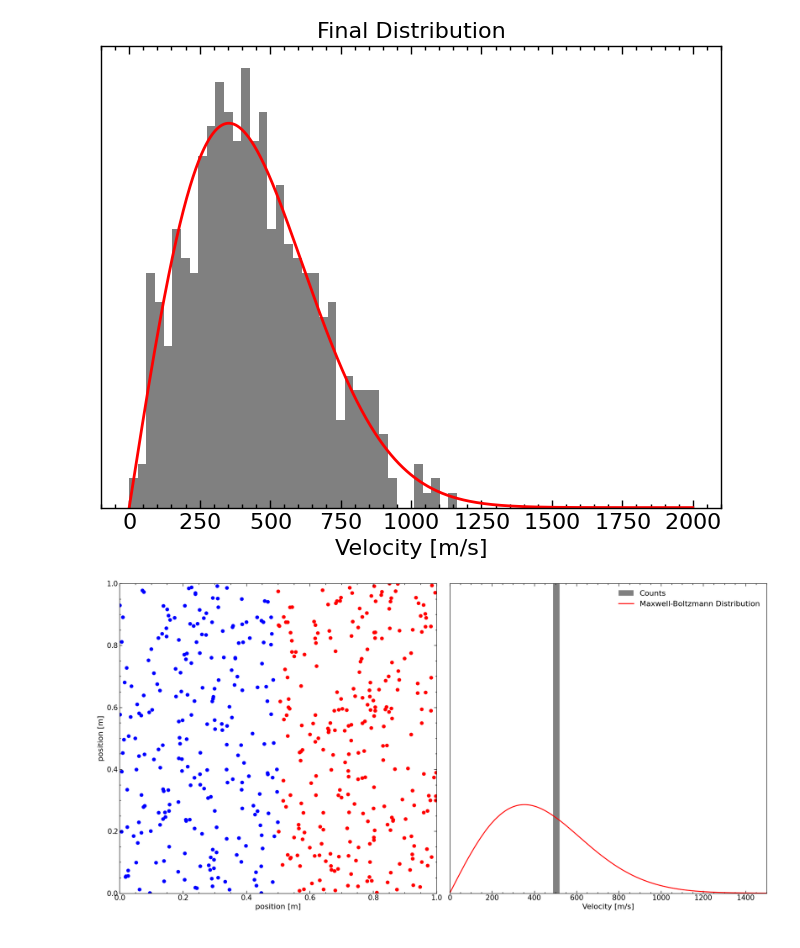
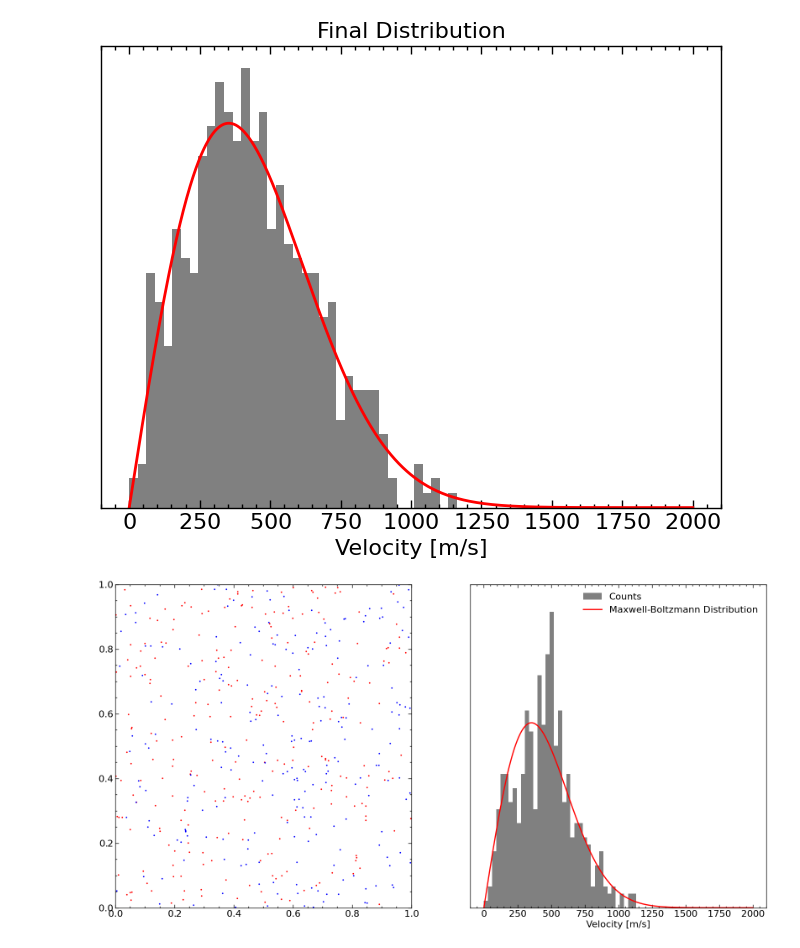
Before and after one commit to Chinnasf/Physics, a Jupyter notebook: GPU Code/Boltzmann Distribution | Non-GPU.ipynb, the cells around one changed output. Cells and saved outputs as stored; diff of their text form; code cells hidden in the pictures.

Commit message:
improved plot for better comparison

```diff
--- a/GPU Code/Boltzmann Distribution | Non-GPU.ipynb
+++ b/GPU Code/Boltzmann Distribution | Non-GPU.ipynb
@@ -317,8 +314,52 @@ plt.title("Final Distribution")
 plt.yticks([]);
 # %% [output]
 [figure]
+# %%
+fig, axes = plt.subplots(1, 2, figsize=(20,10))
+bins = np.linspace(0,1500,50)
+axes[0].clear()
+
+v = np.linspace(0, 2000, 1000)
+factor = 2/ivelocities[0]**2
+fv = factor*v*np.exp(-factor*v**2 / 2)
+
+vmin = 0
+vmax = 1
+
+axes[0].set_xlim(0,1)
+axes[0].set_ylim(0,1)
+
+markersize = 2 * radius * axes[0].get_window_extent().width  / (vmax-vmin) * 72./fig.dpi
+red, = axes[0].plot([], [], 'o', color='red', markersize=markersize)
+blue, = axes[0].plot([], [], 'o', color='blue', markersize=markersize)
+n, bins, patches = axes[1].hist(np.sqrt(np.sum(V[0]**2, axis=0)),
+                                bins=bins, density=True, color="gray", label="Counts")
+axes[1].plot(v,fv, color="red", label = "Maxwell-Boltzmann Distribution")
+axes[1].set_ylim(top=0.003)
+axes[1].set_xlabel('Velocity [m/s]')
+axes[1].set_yticks([])
+axes[1].legend()
+
+def animate(i):
+    xred, yred = R[i][0][right_xbool], R[i][1][right_xbool]
+    xblue, yblue = R[i][0][left_xbool],R[i][1][left_xbool]
+    red.set_data(xred, yred)
+    blue.set_data(xblue, yblue)
+    hist, _ = np.histogram(np.sqrt(np.sum(V[i]**2, axis=0)),
+                           bins=bins, density=True)
+    for i, patch in enumerate(patches):
+        patch.set_height(hist[i])
+    return red, blue
+
+writer = animation.FFMpegWriter(fps=30)
+ani = animation.FuncAnimation(fig, animate, frames=500, interval=50, blit=True)
+ani.save(f'GIFs/withoutGPU_{n_particles}__particles.mp4',writer=writer,dpi=100)
+# %% [output]
+[figure, added]
 # %%
-fig, axes = plt.subplots(1, 2, figsize=(20,10))
+# Old
+
+"""fig, axes = plt.subplots(1, 2, figsize=(20,10))
 
 def animate(i):
     [ax.clear() for ax in axes]
@@ -351,6 +392,4 @@ def animate(i):
     fig.tight_layout()
 
 ani = animation.FuncAnimation(fig, animate, frames=500, interval=50)
-ani.save('GIFs/collisions_and_dist_500_particles.gif', writer='pillow',fps=27,dpi=100)
+ani.save(f'GIFs/collisions_and_dist_{n_particles}_particles.gif', writer='pillow',fps=27,dpi=100)""";
-# %% [output]
-[figure, removed]
```
Also changed, not shown: parts of 3 cells of this notebook, 4 other files.
